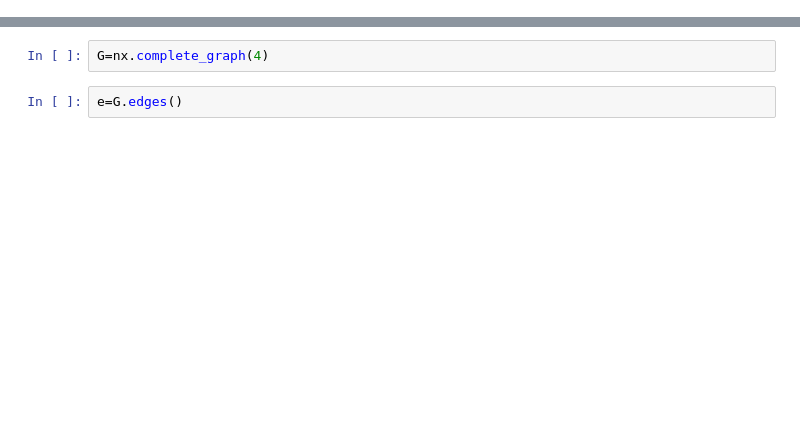
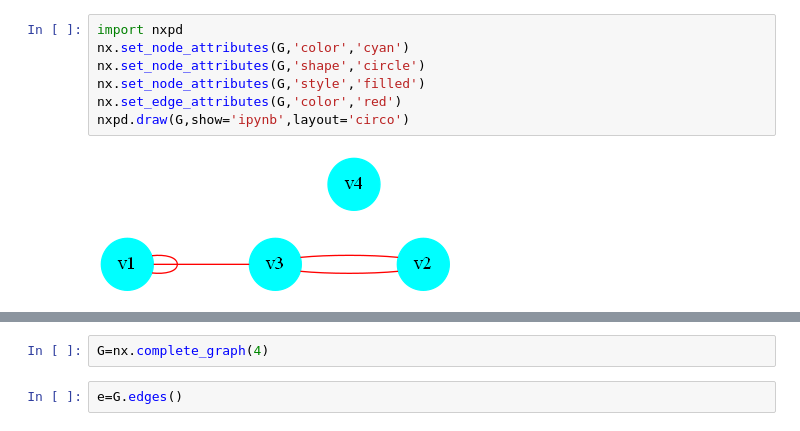
Before and after one commit to pedritomelenas/Algebra-II, a Jupyter notebook: Grafos/Grafos_con_ipython.ipynb, the cells around one changed output, grey strips where cells are left out. Saved outputs shown, nothing was run; the diff lists cells and outputs as text; blank space fills up the shorter version.

```diff
--- a/Grafos/Grafos_con_ipython.ipynb
+++ b/Grafos/Grafos_con_ipython.ipynb
@@ -212,0 +67,9 @@ Nos vamos a centrar en los de cuatro vértices, pues los de tres, dos y uno se p
+# %%
+import nxpd
+nx.set_node_attributes(G,'color','cyan')
+nx.set_node_attributes(G,'shape','circle')
+nx.set_node_attributes(G,'style','filled')
+nx.set_edge_attributes(G,'color','red')
+nxpd.draw(G,show='ipynb',layout='circo')
+# %% [output]
+[figure, added]
```
Also changed, not shown: parts of 204 cells of this notebook.
